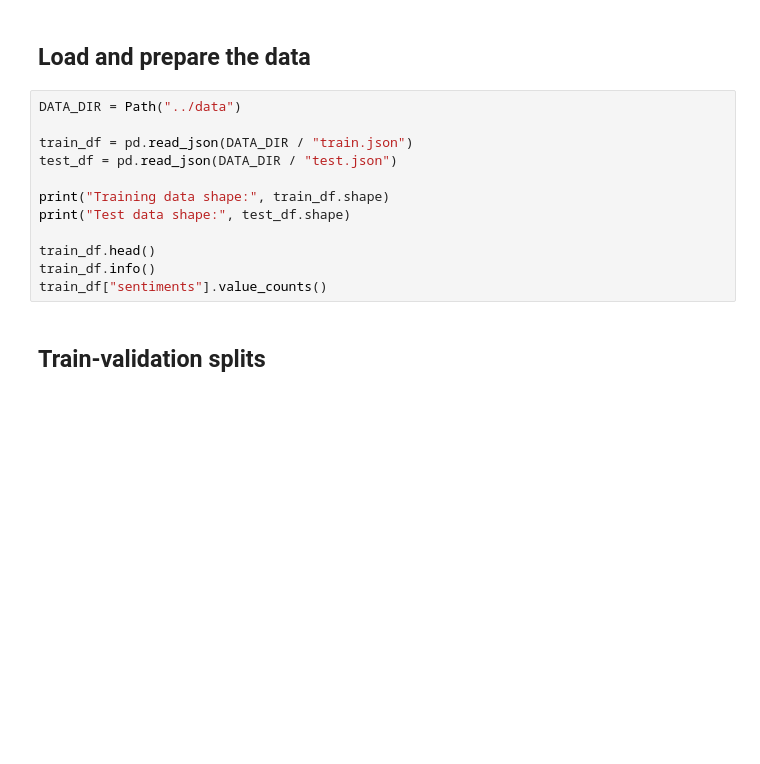
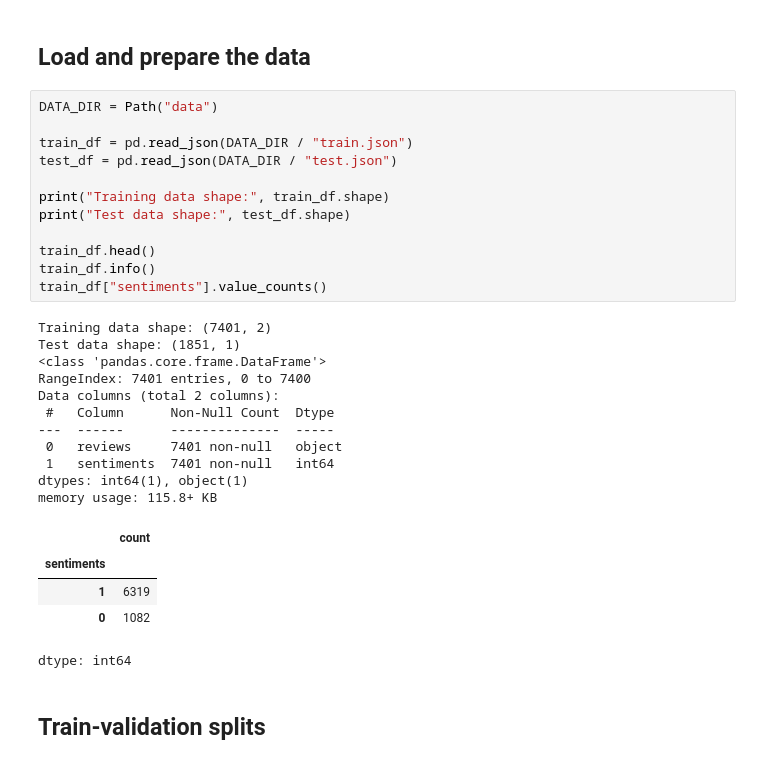
Before and after one commit to wlodarskajulia/sentiment_analysis_IE4483, a Jupyter notebook: notebooks/distilbert.ipynb, the cells around one changed output. Saved outputs shown, nothing was run; the diff lists cells and outputs as text; blank space fills up the shorter version.

```diff
--- a/notebooks/distilbert.ipynb
+++ b/notebooks/distilbert.ipynb
@@ -31,17 +31,34 @@ from transformers import (
 # %% [markdown]
 ## Load and prepare the data
 # %%
-DATA_DIR = Path("../data")
+DATA_DIR = Path("data")
 
 train_df = pd.read_json(DATA_DIR / "train.json")
 test_df = pd.read_json(DATA_DIR / "test.json")
 
 print("Training data shape:", train_df.shape)
 print("Test data shape:", test_df.shape)
 
 train_df.head()
 train_df.info()
 train_df["sentiments"].value_counts()
+# %% [output]
+Training data shape: (7401, 2)
+Test data shape: (1851, 1)
+<class 'pandas.core.frame.DataFrame'>
+RangeIndex: 7401 entries, 0 to 7400
+Data columns (total 2 columns):
+ #   Column      Non-Null Count  Dtype
+---  ------      --------------  -----
+ 0   reviews     7401 non-null   object
+ 1   sentiments  7401 non-null   int64
+dtypes: int64(1), object(1)
+memory usage: 115.8+ KB
+|  | count |
+| sentiments |  |
+| 1 | 6319 |
+| 0 | 1082 |
+dtype: int64
 # %% [markdown]
 ## Train-validation splits
 # %%
```
Also changed, not shown: parts of 8 cells of this notebook, 1 other file.
